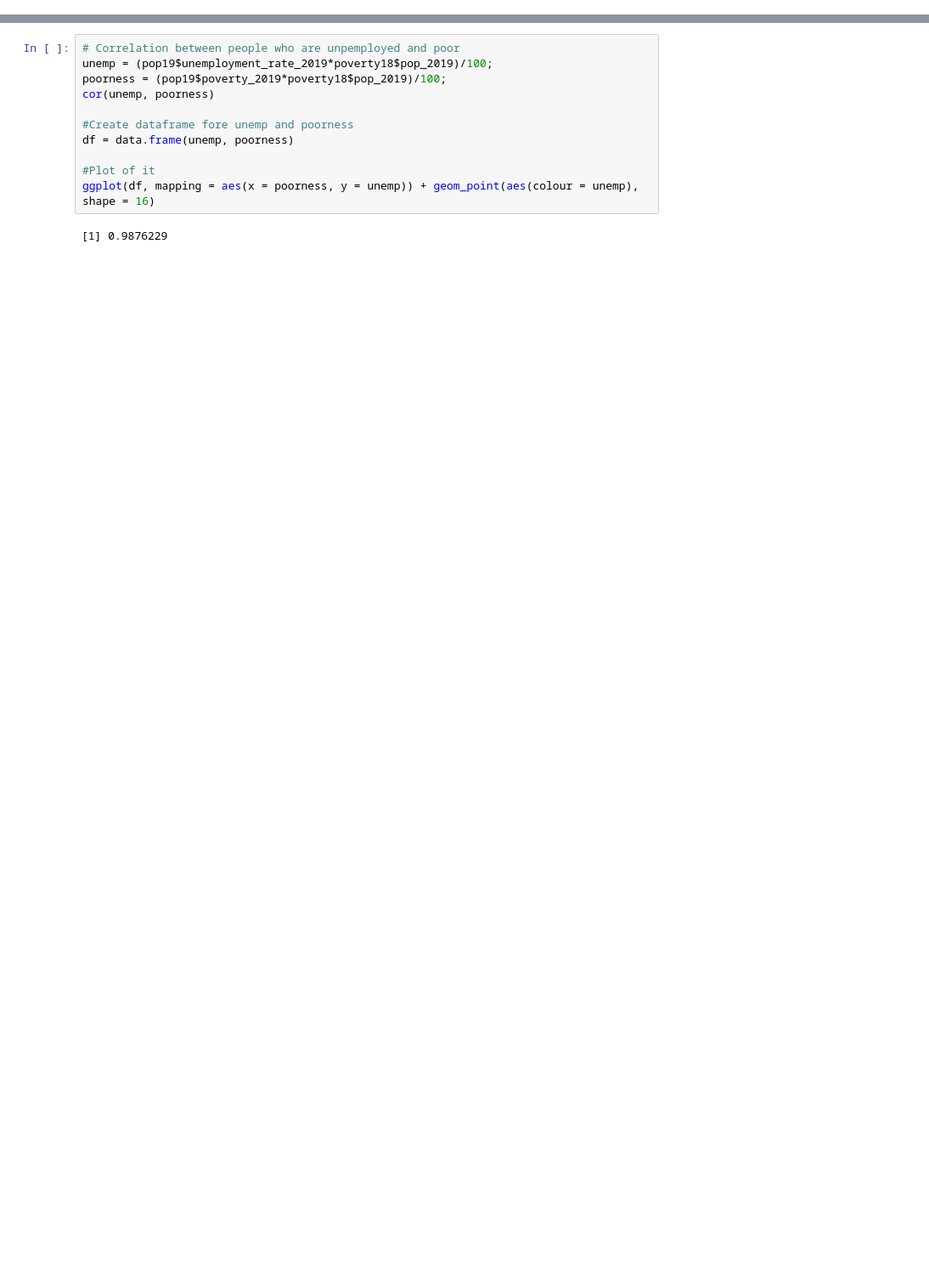
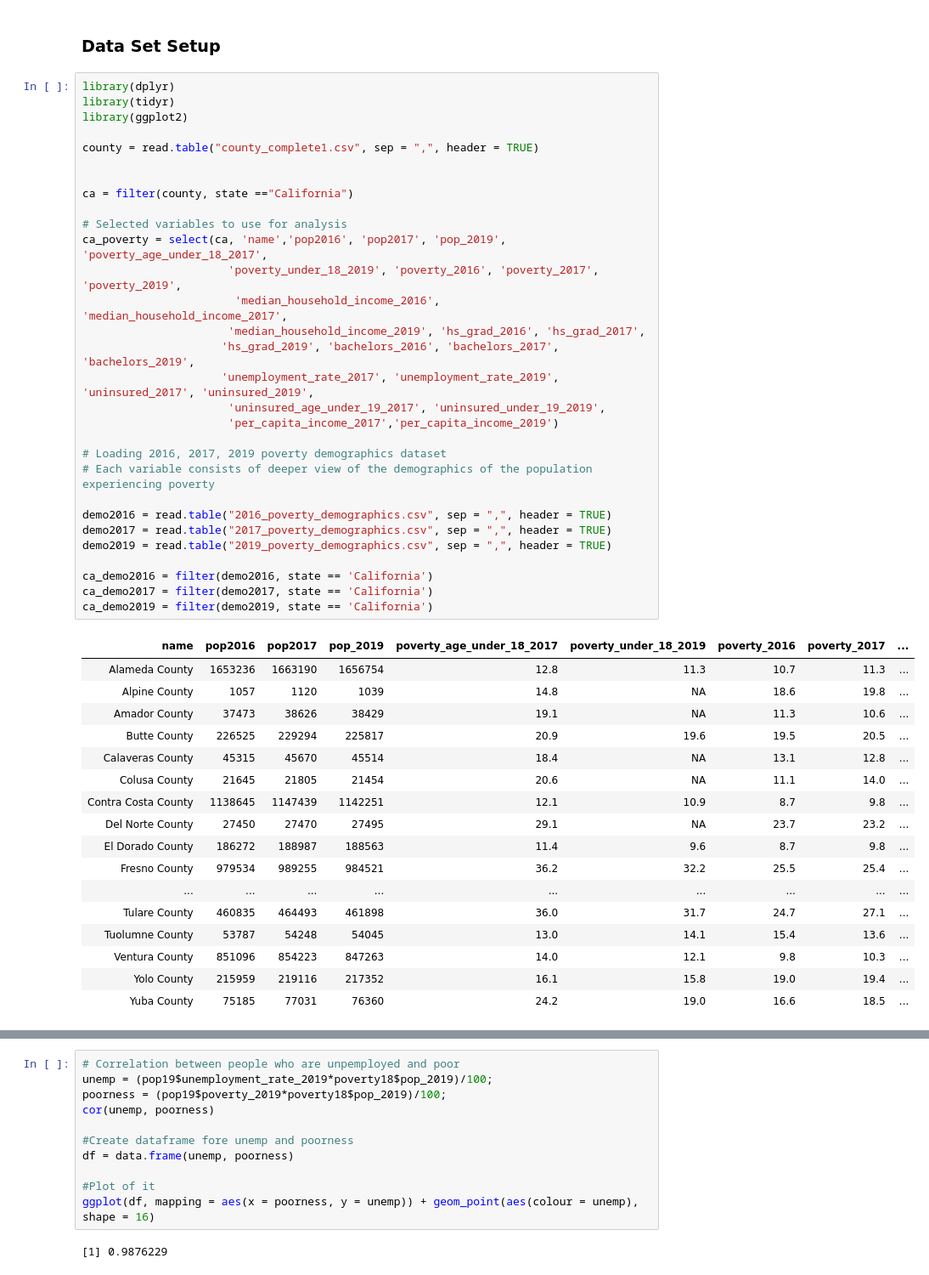
Before and after one commit to bamzie/DataSetPoverty, a Jupyter notebook: ResearchCode-Cali.ipynb, the cells around one changed output, grey strips where cells are left out. Shown at 85% size. Drawn from its saved outputs; the diff is of its cells as text; blank space fills up the shorter version.

```diff
--- a/ResearchCode-Cali.ipynb
+++ b/ResearchCode-Cali.ipynb
@@ -50,0 +1,50 @@ Warning message in read.table("county_complete2.csv", sep = ",", header = TRUE):
+# %% [markdown]
+### Data Set Setup ###
+# %%
+library(dplyr)
+library(tidyr)
+library(ggplot2)
+
+county = read.table("county_complete1.csv", sep = ",", header = TRUE)
+
+
+ca = filter(county, state =="California")
+
+# Selected variables to use for analysis
+ca_poverty = select(ca, 'name','pop2016', 'pop2017', 'pop_2019', 'poverty_age_under_18_2017',
+                      'poverty_under_18_2019', 'poverty_2016', 'poverty_2017', 'poverty_2019',
+                       'median_household_income_2016', 'median_household_income_2017',
+                      'median_household_income_2019', 'hs_grad_2016', 'hs_grad_2017',
+                     'hs_grad_2019', 'bachelors_2016', 'bachelors_2017', 'bachelors_2019',
+                     'unemployment_rate_2017', 'unemployment_rate_2019', 'uninsured_2017', 'uninsured_2019',
+                      'uninsured_age_under_19_2017', 'uninsured_under_19_2019',
+                      'per_capita_income_2017','per_capita_income_2019')
+
+# Loading 2016, 2017, 2019 poverty demographics dataset
+# Each variable consists of deeper view of the demographics of the population experiencing poverty
+
+demo2016 = read.table("2016_poverty_demographics.csv", sep = ",", header = TRUE)
+demo2017 = read.table("2017_poverty_demographics.csv", sep = ",", header = TRUE)
+demo2019 = read.table("2019_poverty_demographics.csv", sep = ",", header = TRUE)
+
+ca_demo2016 = filter(demo2016, state == 'California')
+ca_demo2017 = filter(demo2017, state == 'California')
+ca_demo2019 = filter(demo2019, state == 'California')
+# %% [output]
+| name | pop2016 | pop2017 | pop_2019 | poverty_age_under_18_2017 | poverty_under_18_2019 | poverty_2016 | poverty_2017 | ... |
+| Alameda County | 1653236 | 1663190 | 1656754 | 12.8 | 11.3 | 10.7 | 11.3 | ... |
+| Alpine County | 1057 | 1120 | 1039 | 14.8 | NA | 18.6 | 19.8 | ... |
+| Amador County | 37473 | 38626 | 38429 | 19.1 | NA | 11.3 | 10.6 | ... |
+| Butte County | 226525 | 229294 | 225817 | 20.9 | 19.6 | 19.5 | 20.5 | ... |
+| Calaveras County | 45315 | 45670 | 45514 | 18.4 | NA | 13.1 | 12.8 | ... |
+| Colusa County | 21645 | 21805 | 21454 | 20.6 | NA | 11.1 | 14.0 | ... |
+| Contra Costa County | 1138645 | 1147439 | 1142251 | 12.1 | 10.9 | 8.7 | 9.8 | ... |
+| Del Norte County | 27450 | 27470 | 27495 | 29.1 | NA | 23.7 | 23.2 | ... |
+| El Dorado County | 186272 | 188987 | 188563 | 11.4 | 9.6 | 8.7 | 9.8 | ... |
+| Fresno County | 979534 | 989255 | 984521 | 36.2 | 32.2 | 25.5 | 25.4 | ... |
+| ... | ... | ... | ... | ... | ... | ... | ... | ... |
+| Tulare County | 460835 | 464493 | 461898 | 36.0 | 31.7 | 24.7 | 27.1 | ... |
+| Tuolumne County | 53787 | 54248 | 54045 | 13.0 | 14.1 | 15.4 | 13.6 | ... |
+| Ventura County | 851096 | 854223 | 847263 | 14.0 | 12.1 | 9.8 | 10.3 | ... |
+| Yolo County | 215959 | 219116 | 217352 | 16.1 | 15.8 | 19.0 | 19.4 | ... |
+| Yuba County | 75185 | 77031 | 76360 | 24.2 | 19.0 | 16.6 | 18.5 | ... |
```
Also changed, not shown: parts of 5 cells of this notebook, 1 other file.
